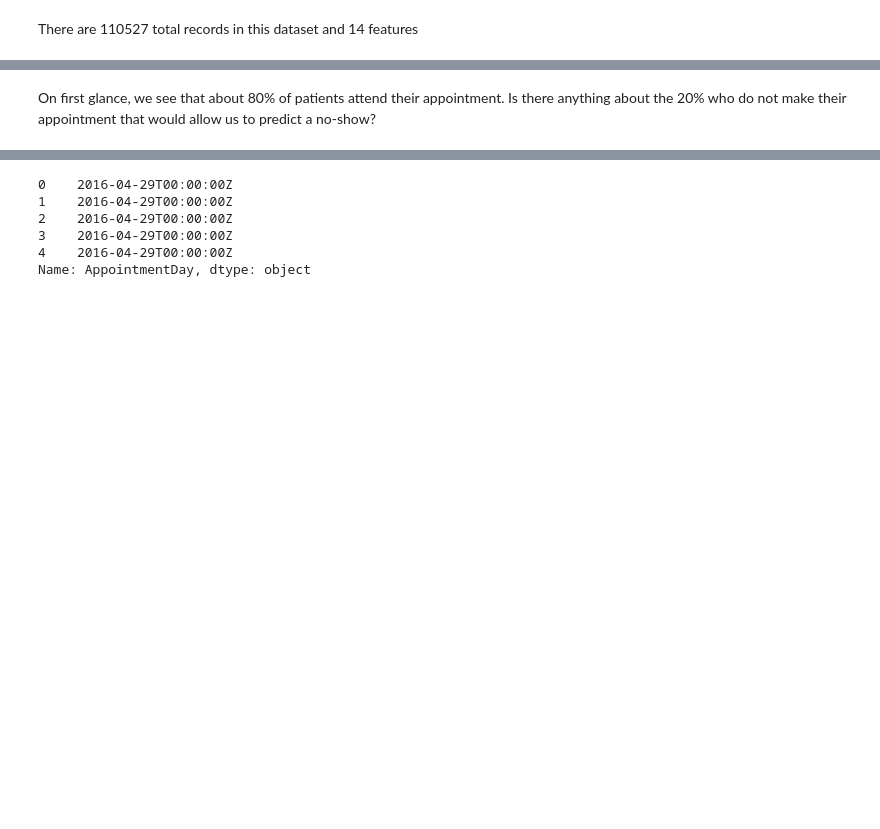
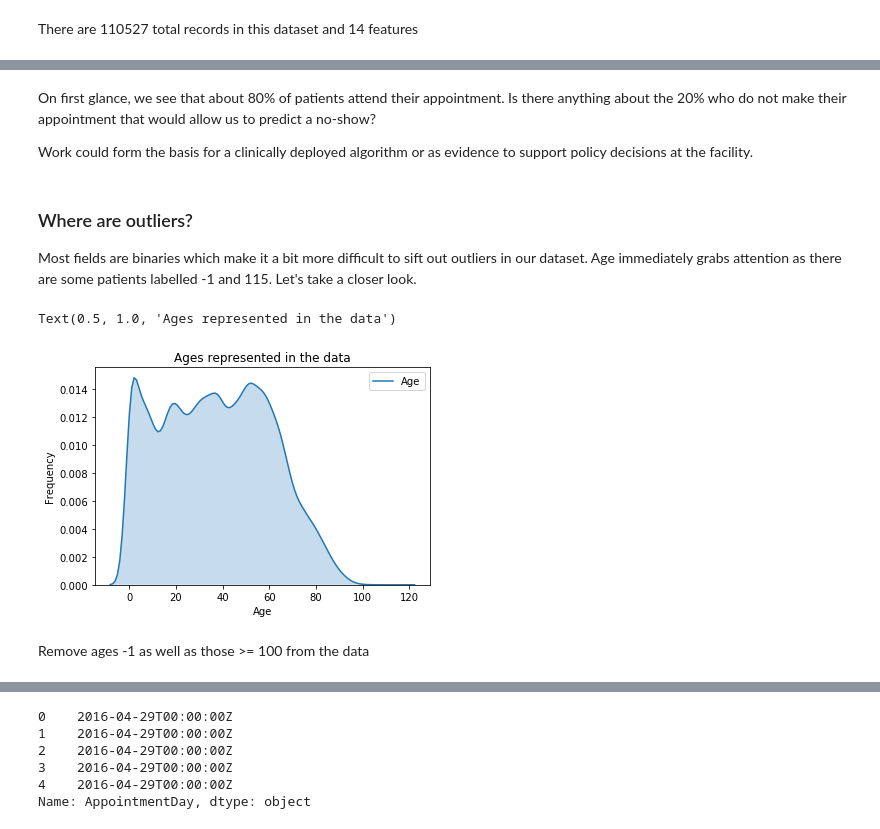
Before and after one commit to JordanPhilipMeyer/PatientNoShow, a Jupyter notebook: PredictNoShow-Copy1.ipynb, the cells around one changed output, grey strips where cells are left out. Cells and saved outputs as stored; diff of their text form; code cells hidden in the pictures; blank space fills up the shorter version.

```diff
--- a/PredictNoShow-Copy1.ipynb
+++ b/PredictNoShow-Copy1.ipynb
@@ -123,2 +144,18 @@ Consider the age range of the dataset. We have patients aged -1 and 115. Let's r
 # %% [markdown]
 On first glance, we see that about 80% of patients attend their appointment. Is there anything about the 20% who do not make their appointment that would allow us to predict a no-show?
+
+Work could form the basis for a clinically deployed algorithm or as evidence to support policy decisions at the facility.
+# %% [markdown]
+### Where are outliers?
+
+Most fields are binaries which make it a bit more difficult to sift out outliers in our dataset. Age immediately grabs attention as there are some patients labelled -1 and 115. Let's take a closer look.
+# %%
+sns.kdeplot(df.Age, shade = True)
+plt.xlabel('Age')
+plt.ylabel('Frequency')
+plt.title('Ages represented in the data')
+# %% [output]
+Text(0.5, 1.0, 'Ages represented in the data')
+[figure, added]
+# %% [markdown]
+Remove ages -1 as well as those >= 100 from the data
```
Also changed, not shown: parts of 21 cells of this notebook.
